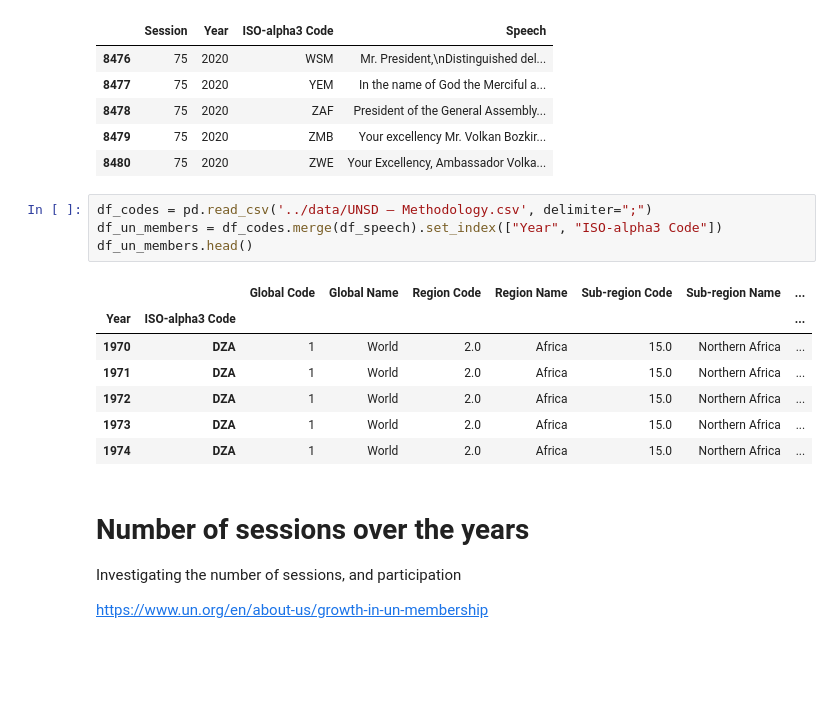
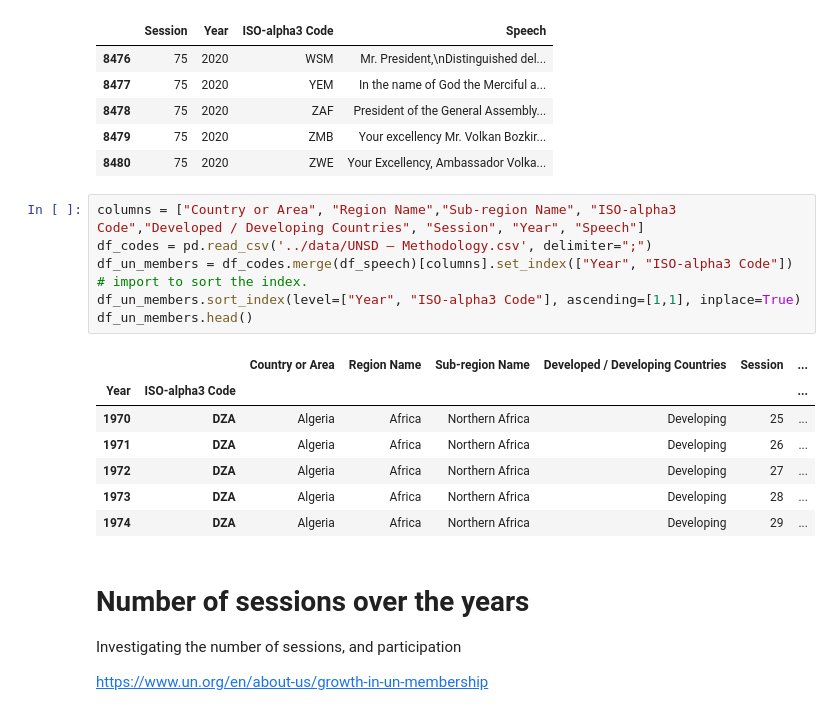
Before and after one commit to rikvandenberg/programming-for-data-science, a Jupyter notebook: assignment_1/Assigment.ipynb, the cells around one changed output. Cells and saved outputs as stored; diff of their text form; blank space fills up the shorter version.

```diff
--- a/assignment_1/Assigment.ipynb
+++ b/assignment_1/Assigment.ipynb
@@ -40,17 +43,20 @@ df_speech.tail()
 | 8479 | 75 | 2020 | ZMB | Your excellency Mr. Volkan Bozkir... |
 | 8480 | 75 | 2020 | ZWE | Your Excellency, Ambassador Volka... |
 # %%
+columns = ["Country or Area", "Region Name","Sub-region Name", "ISO-alpha3 Code","Developed / Developing Countries", "Session", "Year", "Speech"]
 df_codes = pd.read_csv('../data/UNSD — Methodology.csv', delimiter=";")
-df_un_members = df_codes.merge(df_speech).set_index(["Year", "ISO-alpha3 Code"])
+df_un_members = df_codes.merge(df_speech)[columns].set_index(["Year", "ISO-alpha3 Code"])
+# import to sort the index.
+df_un_members.sort_index(level=["Year", "ISO-alpha3 Code"], ascending=[1,1], inplace=True)
 df_un_members.head()
 # %% [output]
-|  |  | Global Code | Global Name | Region Code | Region Name | Sub-region Code | Sub-region Name | ... |
-| Year | ISO-alpha3 Code |  |  |  |  |  |  | ... |
-| 1970 | DZA | 1 | World | 2.0 | Africa | 15.0 | Northern Africa | ... |
-| 1971 | DZA | 1 | World | 2.0 | Africa | 15.0 | Northern Africa | ... |
-| 1972 | DZA | 1 | World | 2.0 | Africa | 15.0 | Northern Africa | ... |
-| 1973 | DZA | 1 | World | 2.0 | Africa | 15.0 | Northern Africa | ... |
-| 1974 | DZA | 1 | World | 2.0 | Africa | 15.0 | Northern Africa | ... |
+|  |  | Country or Area | Region Name | Sub-region Name | Developed / Developing Countries | Session | ... |
+| Year | ISO-alpha3 Code |  |  |  |  |  | ... |
+| 1970 | DZA | Algeria | Africa | Northern Africa | Developing | 25 | ... |
+| 1971 | DZA | Algeria | Africa | Northern Africa | Developing | 26 | ... |
+| 1972 | DZA | Algeria | Africa | Northern Africa | Developing | 27 | ... |
+| 1973 | DZA | Algeria | Africa | Northern Africa | Developing | 28 | ... |
+| 1974 | DZA | Algeria | Africa | Northern Africa | Developing | 29 | ... |
 # %% [markdown]
 # Number of sessions over the years
 Investigating the number of sessions, and participation
```
Also changed, not shown: parts of 14 cells of this notebook, 6 other files.
